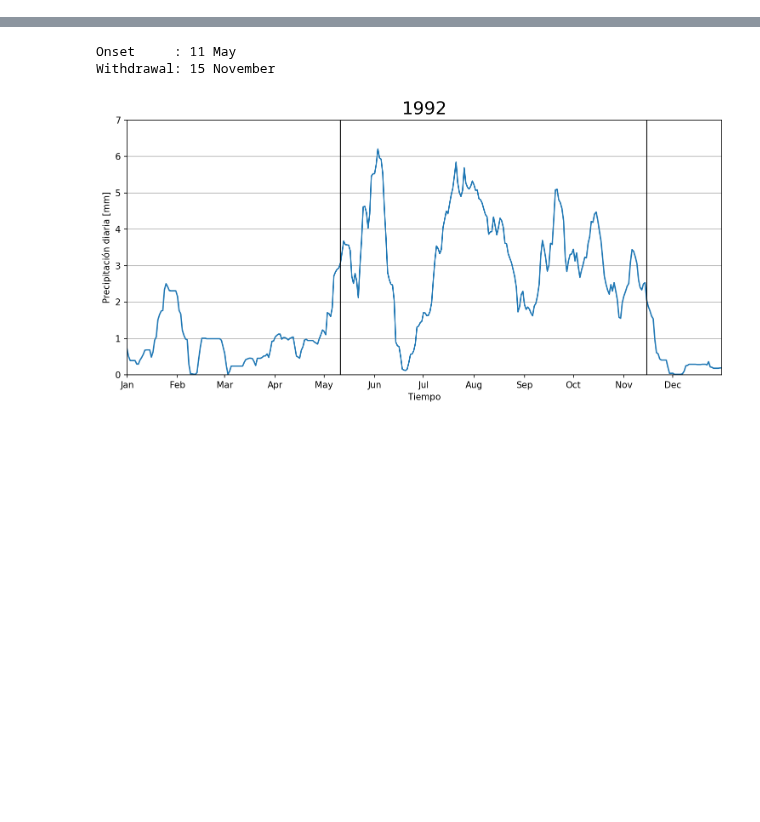
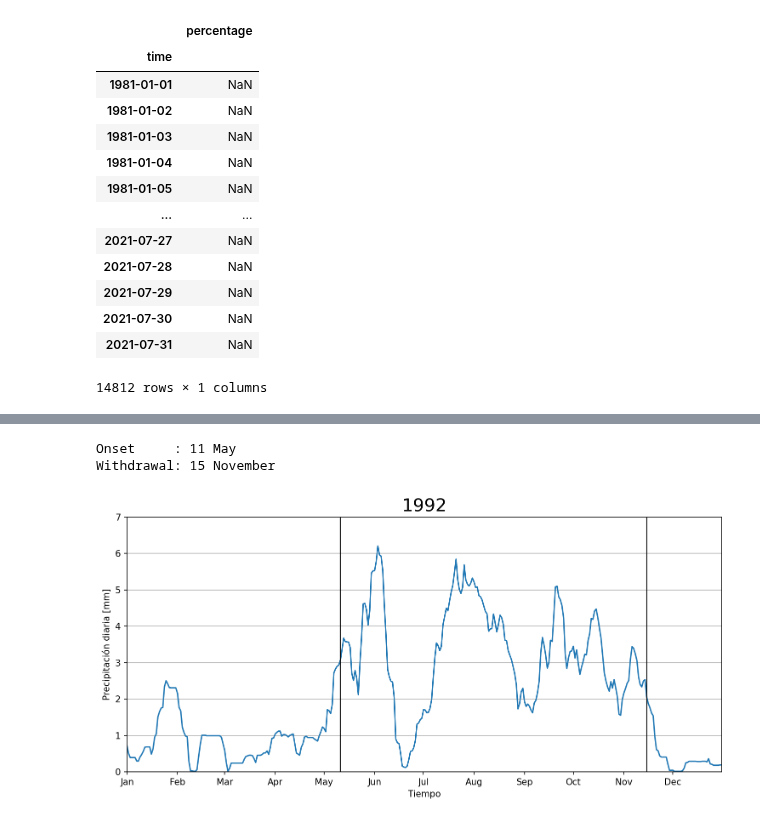
Before and after one commit to rodrigoms95/sequia, a Jupyter notebook: code/onset_anual_CHIRPS.ipynb, the cells around one changed output, grey strips where cells are left out. Drawn from its saved outputs; the diff is of its cells as text; code cells hidden in the pictures; blank space fills up the shorter version.

```diff
--- a/code/onset_anual_CHIRPS.ipynb
+++ b/code/onset_anual_CHIRPS.ipynb
@@ -16,0 +17,22 @@ df_mean.index = pd.to_datetime(df_mean.index)
+# %%
+# Creamos un DataFrame con año
+# como columnas y días como filas.
+pre_df = pd.DataFrame(
+    df_mean.copy(), columns = ["percentage"] )
+
+pre_df
+# %% [output]
+|  | percentage |
+| time |  |
+| 1981-01-01 | NaN |
+| 1981-01-02 | NaN |
+| 1981-01-03 | NaN |
+| 1981-01-04 | NaN |
+| 1981-01-05 | NaN |
+| ... | ... |
+| 2021-07-27 | NaN |
+| 2021-07-28 | NaN |
+| 2021-07-29 | NaN |
+| 2021-07-30 | NaN |
+| 2021-07-31 | NaN |
+14812 rows × 1 columns
```
Also changed, not shown: parts of 4 cells of this notebook, 3 other files.
